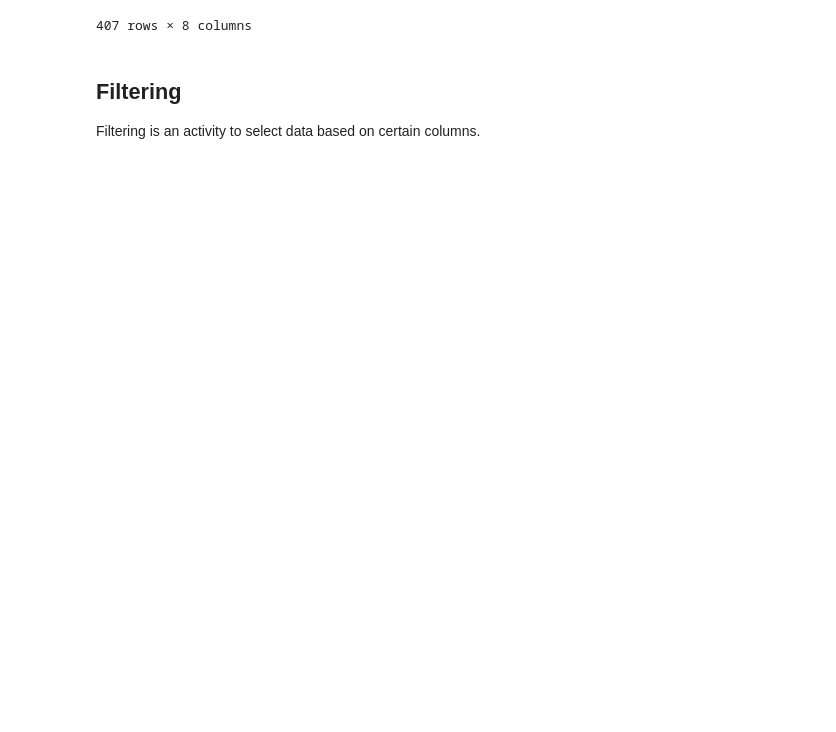
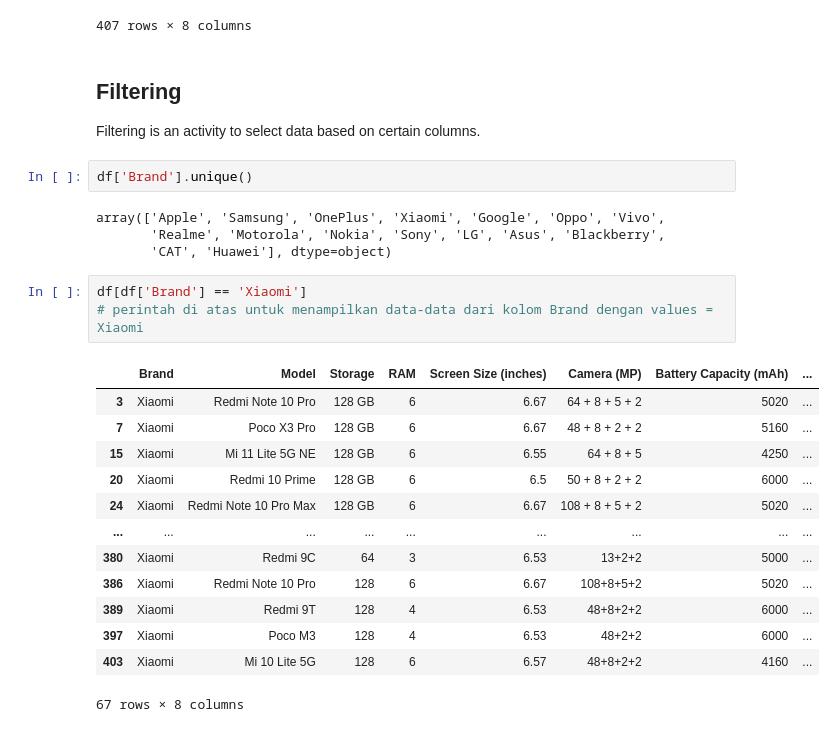
Before and after one commit to KhadafiZubaidiDev/data-wrangler, a Jupyter notebook: main.ipynb, the cells around one changed output. Saved outputs shown, nothing was run; the diff lists cells and outputs as text; blank space fills up the shorter version.

```diff
--- a/main.ipynb
+++ b/main.ipynb
@@ -316,3 +316,26 @@ df.sort_values(by = ['Battery Capacity (mAh)', 'Price ($)'], ascending = [False,
 # %% [markdown]
 ## Filtering
 Filtering is an activity to select data based on certain columns.
+# %%
+df['Brand'].unique()
+# %% [output]
+array(['Apple', 'Samsung', 'OnePlus', 'Xiaomi', 'Google', 'Oppo', 'Vivo',
+       'Realme', 'Motorola', 'Nokia', 'Sony', 'LG', 'Asus', 'Blackberry',
+       'CAT', 'Huawei'], dtype=object)
+# %%
+df[df['Brand'] == 'Xiaomi']
+# perintah di atas untuk menampilkan data-data dari kolom Brand dengan values = Xiaomi
+# %% [output]
+|  | Brand | Model | Storage | RAM | Screen Size (inches) | Camera (MP) | Battery Capacity (mAh) | ... |
+| 3 | Xiaomi | Redmi Note 10 Pro | 128 GB | 6 | 6.67 | 64 + 8 + 5 + 2 | 5020 | ... |
+| 7 | Xiaomi | Poco X3 Pro | 128 GB | 6 | 6.67 | 48 + 8 + 2 + 2 | 5160 | ... |
+| 15 | Xiaomi | Mi 11 Lite 5G NE | 128 GB | 6 | 6.55 | 64 + 8 + 5 | 4250 | ... |
+| 20 | Xiaomi | Redmi 10 Prime | 128 GB | 6 | 6.5 | 50 + 8 + 2 + 2 | 6000 | ... |
+| 24 | Xiaomi | Redmi Note 10 Pro Max | 128 GB | 6 | 6.67 | 108 + 8 + 5 + 2 | 5020 | ... |
+| ... | ... | ... | ... | ... | ... | ... | ... | ... |
+| 380 | Xiaomi | Redmi 9C | 64 | 3 | 6.53 | 13+2+2 | 5000 | ... |
+| 386 | Xiaomi | Redmi Note 10 Pro | 128 | 6 | 6.67 | 108+8+5+2 | 5020 | ... |
+| 389 | Xiaomi | Redmi 9T | 128 | 4 | 6.53 | 48+8+2+2 | 6000 | ... |
+| 397 | Xiaomi | Poco M3 | 128 | 4 | 6.53 | 48+2+2 | 6000 | ... |
+| 403 | Xiaomi | Mi 10 Lite 5G | 128 | 6 | 6.57 | 48+8+2+2 | 4160 | ... |
+67 rows × 8 columns
```
Also changed, not shown: parts of 7 cells of this notebook.
